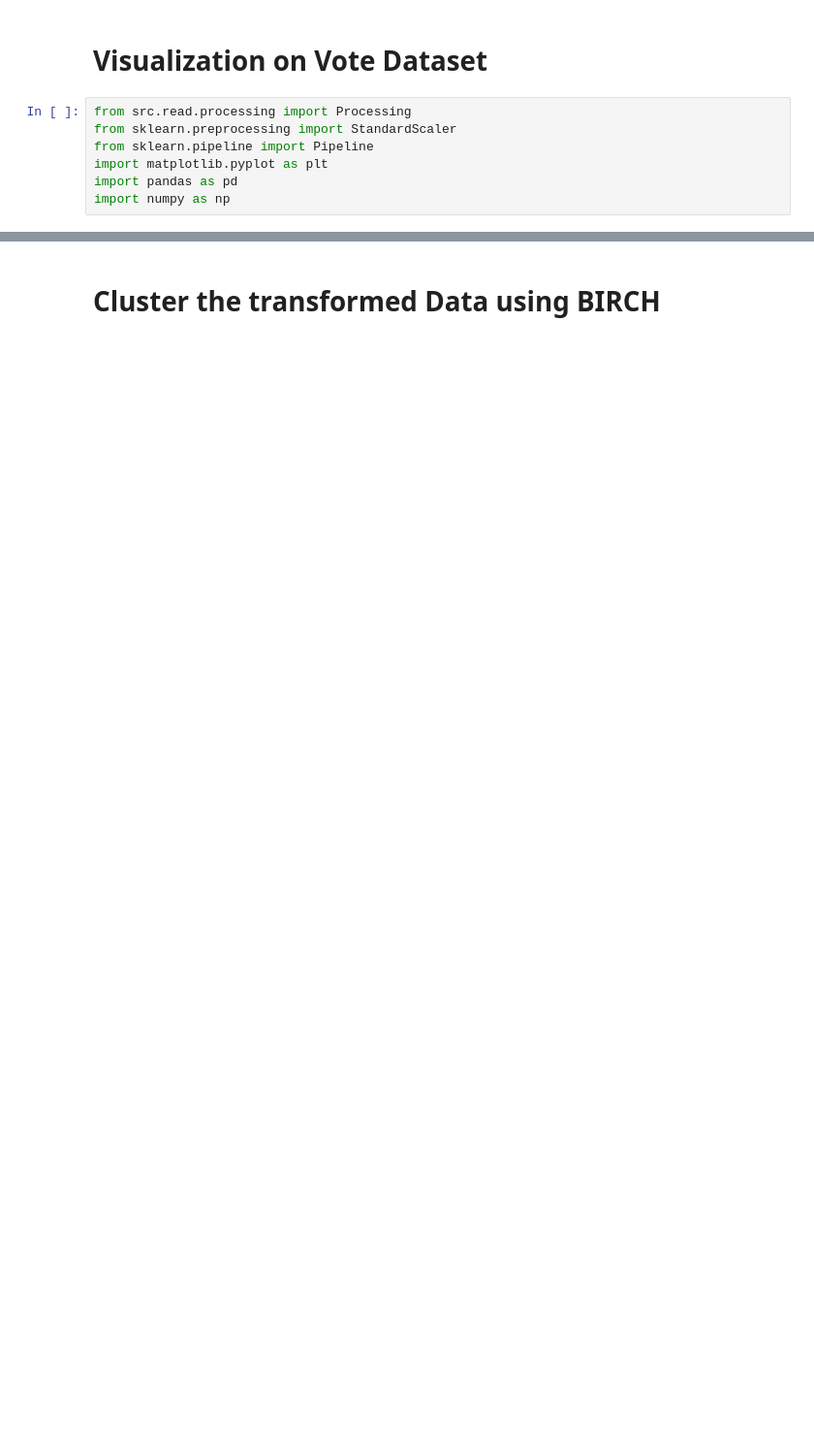
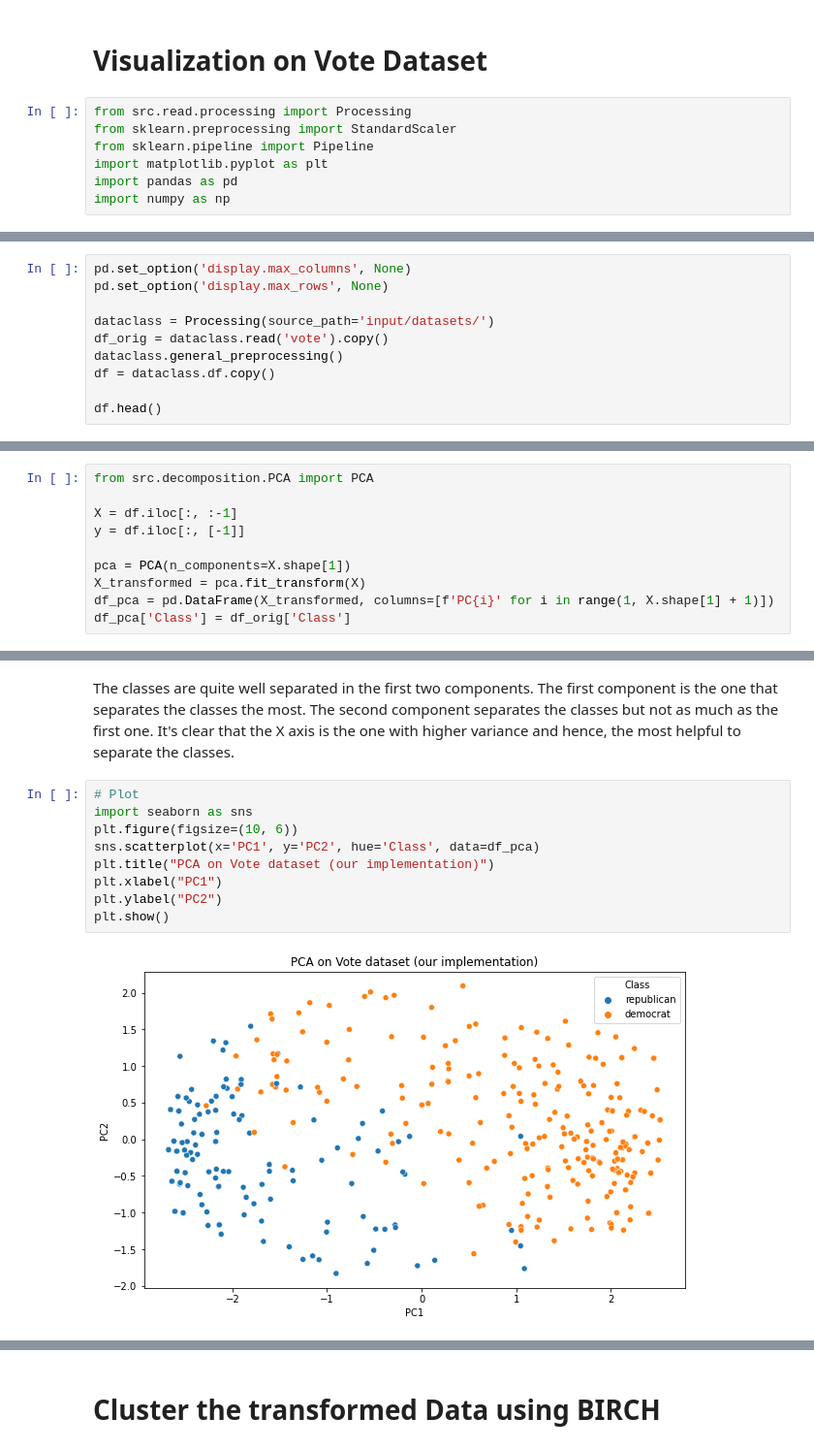
Before and after one commit to BecTome/IML-Lab2-Visualization, a Jupyter notebook: notebooks/PCA/PCA-vote.ipynb, the cells around one changed output, grey strips where cells are left out. Shown at 97% size. Saved outputs shown, nothing was run; the diff lists cells and outputs as text; blank space fills up the shorter version.

Commit message:
COmplete Exercise for Vote Dataset

```diff
--- a/notebooks/PCA/PCA-vote.ipynb
+++ b/notebooks/PCA/PCA-vote.ipynb
@@ -33,0 +12,10 @@ X_transformed = pca.fit_transform(df.iloc[:, :-2])
+# %%
+pd.set_option('display.max_columns', None)
+pd.set_option('display.max_rows', None)
+
+dataclass = Processing(source_path='input/datasets/')
+df_orig = dataclass.read('vote').copy()
+dataclass.general_preprocessing()
+df = dataclass.df.copy()
+
+df.head()
@@ -33,0 +39,10 @@ X_transformed = pca.fit_transform(df.iloc[:, :-2])
+# %%
+from src.decomposition.PCA import PCA
+
+X = df.iloc[:, :-1]
+y = df.iloc[:, [-1]]
+
+pca = PCA(n_components=X.shape[1])
+X_transformed = pca.fit_transform(X)
+df_pca = pd.DataFrame(X_transformed, columns=[f'PC{i}' for i in range(1, X.shape[1] + 1)])
+df_pca['Class'] = df_orig['Class']
@@ -33,0 +72,13 @@ X_transformed = pca.fit_transform(df.iloc[:, :-2])
+# %% [markdown]
+The classes are quite well separated in the first two components. The first component is the one that separates the classes the most. The second component separates the classes but not as much as the first one. It's clear that the X axis is the one with higher variance and hence, the most helpful to separate the classes.
+# %%
+# Plot
+import seaborn as sns
+plt.figure(figsize=(10, 6))
+sns.scatterplot(x='PC1', y='PC2', hue='Class', data=df_pca)
+plt.title("PCA on Vote dataset (our implementation)")
+plt.xlabel("PC1")
+plt.ylabel("PC2")
+plt.show()
+# %% [output]
+[figure, added]
```
Also changed, not shown: parts of 67 cells of this notebook.
